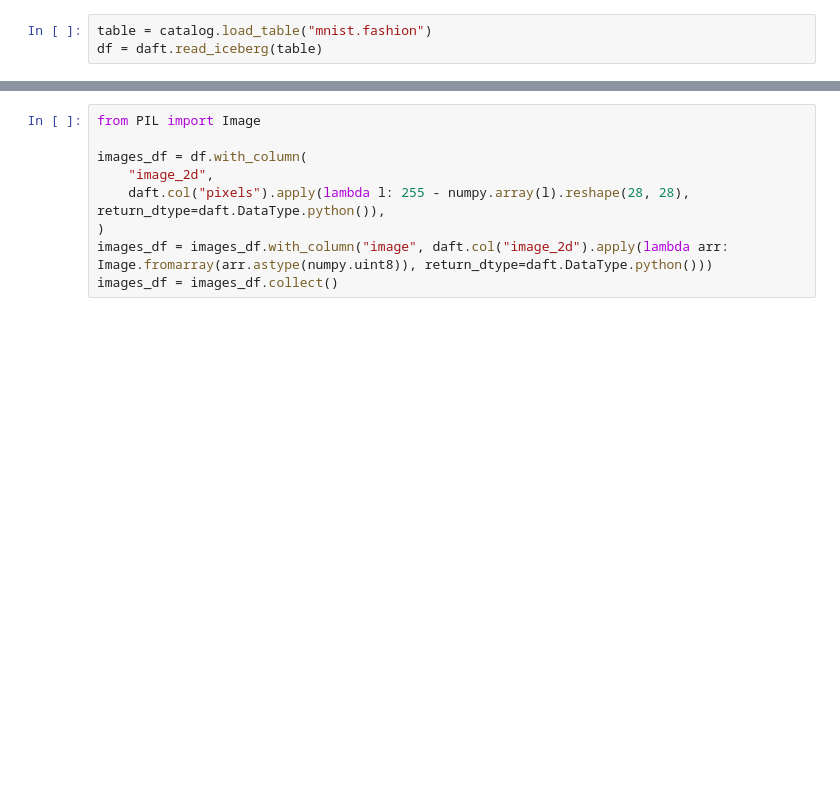
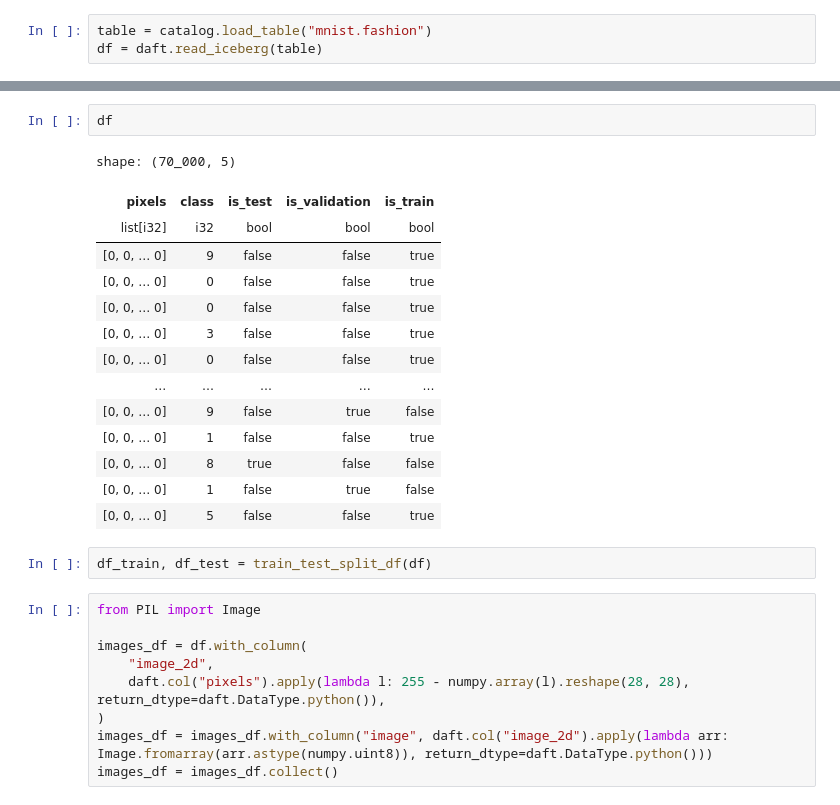
Before and after one commit to truevoid-development/dagster-ml-example, a Jupyter notebook: python-hdfs/daft.ipynb, the cells around one changed output, grey strips where cells are left out. Saved outputs shown, nothing was run; the diff lists cells and outputs as text; blank space fills up the shorter version.

```diff
--- a/python-hdfs/daft.ipynb
+++ b/python-hdfs/daft.ipynb
@@ -21,3 +86,22 @@ df = daft.read_iceberg(table)
+# %%
+df
+# %% [output]
+shape: (70_000, 5)
+| pixels | class | is_test | is_validation | is_train |
+| list[i32] | i32 | bool | bool | bool |
+| [0, 0, … 0] | 9 | false | false | true |
+| [0, 0, … 0] | 0 | false | false | true |
+| [0, 0, … 0] | 0 | false | false | true |
+| [0, 0, … 0] | 3 | false | false | true |
+| [0, 0, … 0] | 0 | false | false | true |
+| … | … | … | … | … |
+| [0, 0, … 0] | 9 | false | true | false |
+| [0, 0, … 0] | 1 | false | false | true |
+| [0, 0, … 0] | 8 | true | false | false |
+| [0, 0, … 0] | 1 | false | true | false |
+| [0, 0, … 0] | 5 | false | false | true |
+# %%
+df_train, df_test = train_test_split_df(df)
 # %%
 from PIL import Image
 
```
Also changed, not shown: parts of 7 cells of this notebook, 8 other files.
